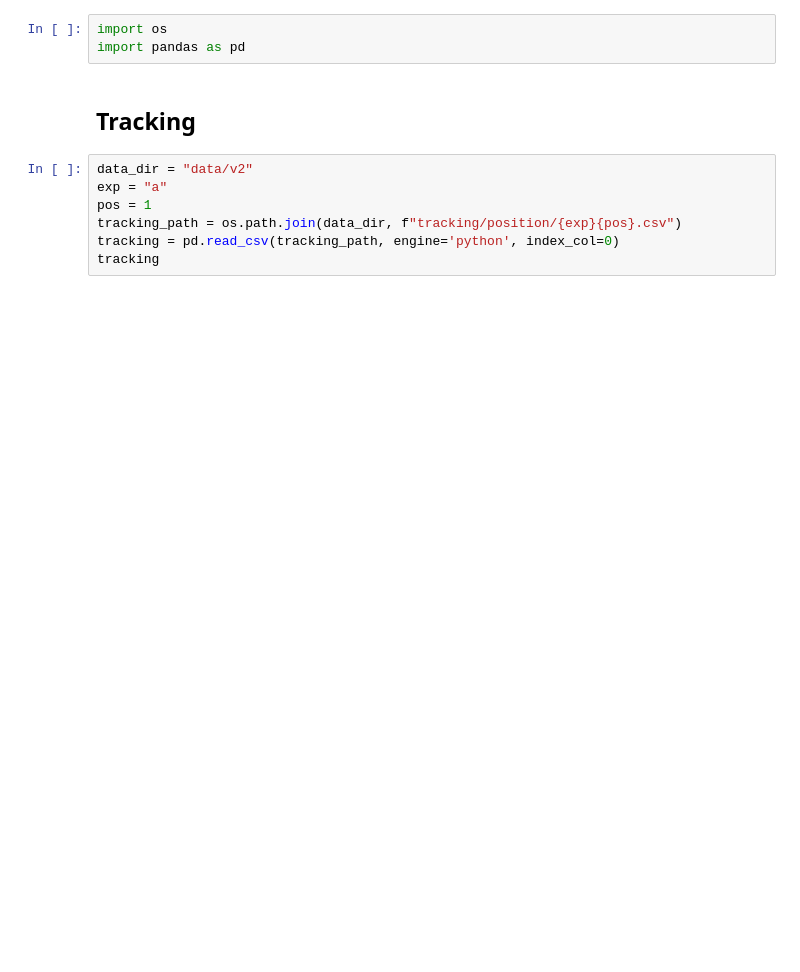
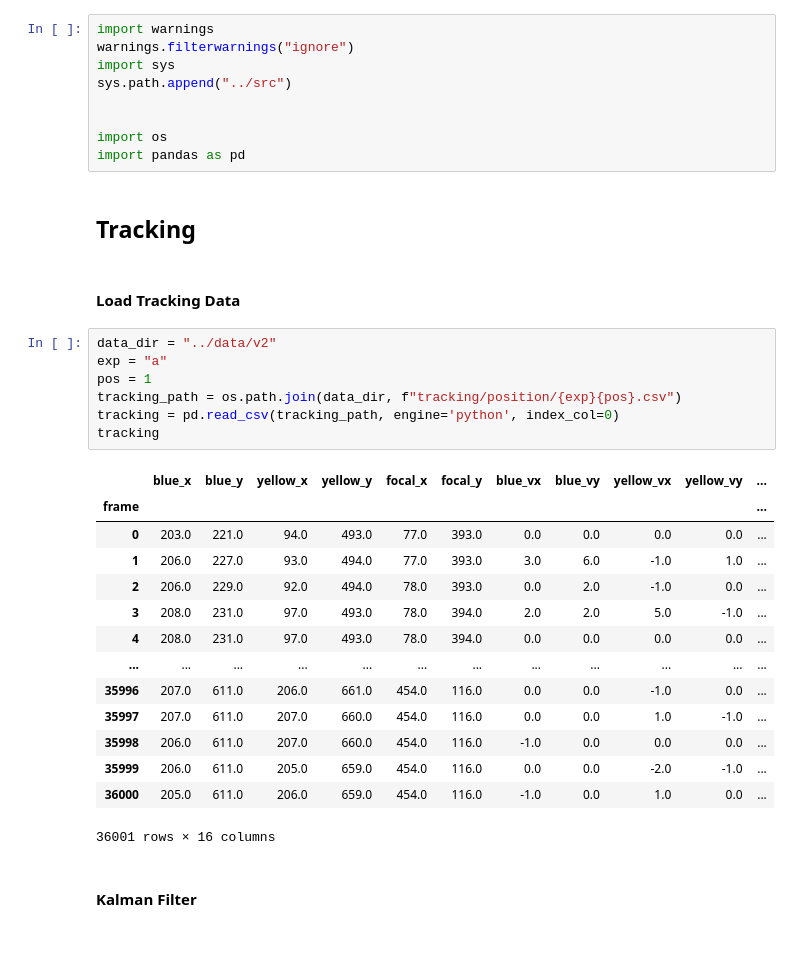
Before and after one commit to CausalLearningAI/mice, a Jupyter notebook: preliminary/track.ipynb, the cells around one changed output. Cells and saved outputs as stored; diff of their text form; blank space fills up the shorter version.

````diff
--- a/preliminary/track.ipynb
+++ b/preliminary/track.ipynb
@@ -1,12 +1,39 @@
 # %%
+import warnings
+warnings.filterwarnings("ignore")
+import sys
+sys.path.append("../src")
+
+
 import os
 import pandas as pd
 # %% [markdown]
 ## Tracking
+# %% [markdown]
+#### Load Tracking Data
 # %%
-data_dir = "data/v2"
+data_dir = "../data/v2"
 exp = "a"
 pos = 1
 tracking_path = os.path.join(data_dir, f"tracking/position/{exp}{pos}.csv")
 tracking = pd.read_csv(tracking_path, engine='python', index_col=0)
 tracking
+# %% [output]
+|  | blue_x | blue_y | yellow_x | yellow_y | focal_x | focal_y | blue_vx | blue_vy | yellow_vx | yellow_vy | ... |
+| frame |  |  |  |  |  |  |  |  |  |  | ... |
+| 0 | 203.0 | 221.0 | 94.0 | 493.0 | 77.0 | 393.0 | 0.0 | 0.0 | 0.0 | 0.0 | ... |
+| 1 | 206.0 | 227.0 | 93.0 | 494.0 | 77.0 | 393.0 | 3.0 | 6.0 | -1.0 | 1.0 | ... |
+| 2 | 206.0 | 229.0 | 92.0 | 494.0 | 78.0 | 393.0 | 0.0 | 2.0 | -1.0 | 0.0 | ... |
+| 3 | 208.0 | 231.0 | 97.0 | 493.0 | 78.0 | 394.0 | 2.0 | 2.0 | 5.0 | -1.0 | ... |
+| 4 | 208.0 | 231.0 | 97.0 | 493.0 | 78.0 | 394.0 | 0.0 | 0.0 | 0.0 | 0.0 | ... |
+| ... | ... | ... | ... | ... | ... | ... | ... | ... | ... | ... | ... |
+| 35996 | 207.0 | 611.0 | 206.0 | 661.0 | 454.0 | 116.0 | 0.0 | 0.0 | -1.0 | 0.0 | ... |
+| 35997 | 207.0 | 611.0 | 207.0 | 660.0 | 454.0 | 116.0 | 0.0 | 0.0 | 1.0 | -1.0 | ... |
+| 35998 | 206.0 | 611.0 | 207.0 | 660.0 | 454.0 | 116.0 | -1.0 | 0.0 | 0.0 | 0.0 | ... |
+| 35999 | 206.0 | 611.0 | 205.0 | 659.0 | 454.0 | 116.0 | 0.0 | 0.0 | -2.0 | -1.0 | ... |
+| 36000 | 205.0 | 611.0 | 206.0 | 659.0 | 454.0 | 116.0 | -1.0 | 0.0 | 1.0 | 0.0 | ... |
+36001 rows × 16 columns
+# %% [markdown]
+#### Kalman Filter
+
+```python
````
Also changed, not shown: parts of 4 cells of this notebook.
